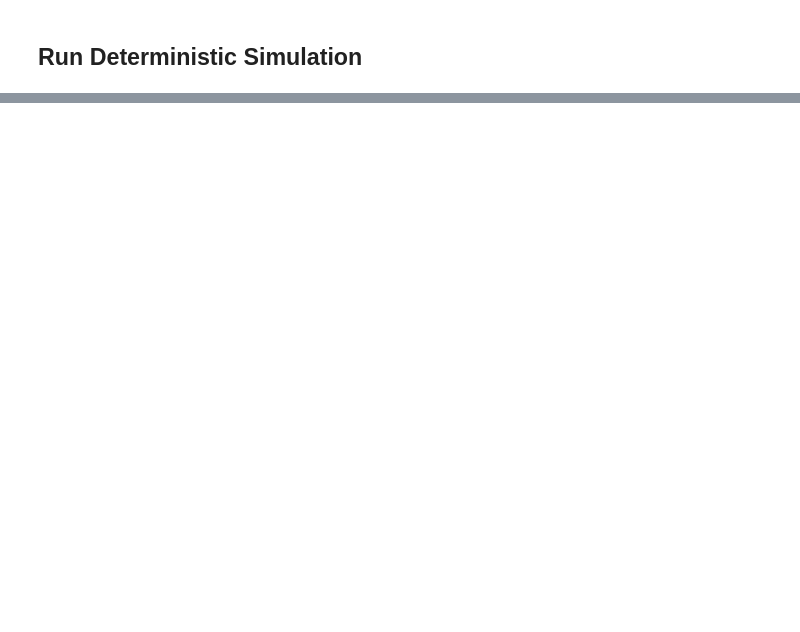
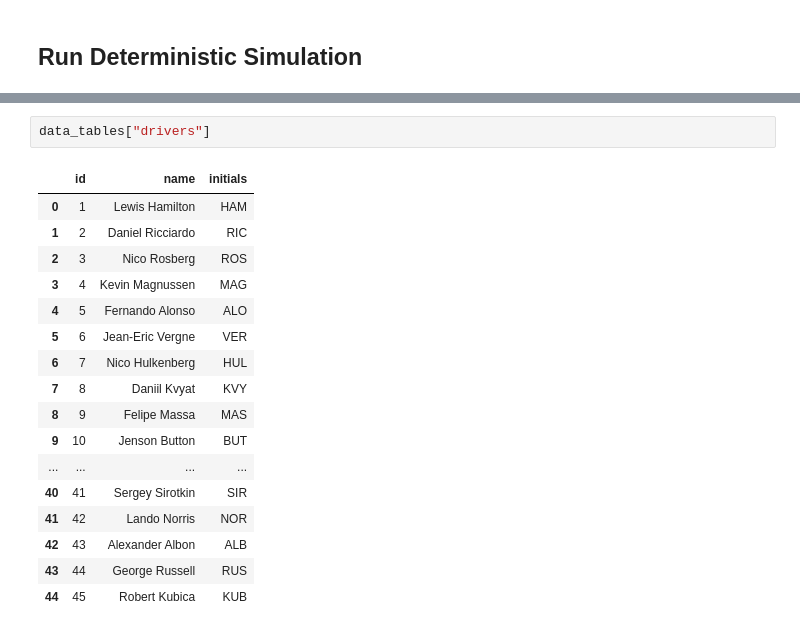
Before and after one commit to emy-olivieri/Formula_1_Race_Time_Simulation_and_Strategy_Optimization, a Jupyter notebook: notebooks/analyse_run.ipynb, the cells around one changed output, grey strips where cells are left out. Saved outputs shown, nothing was run; the diff lists cells and outputs as text; blank space fills up the shorter version.

```diff
--- a/notebooks/analyse_run.ipynb
+++ b/notebooks/analyse_run.ipynb
@@ -158,0 +156,20 @@ Simulation completed for: YasMarina
+# %%
+data_tables["drivers"]
+# %% [output]
+|  | id | name | initials |
+| 0 | 1 | Lewis Hamilton | HAM |
+| 1 | 2 | Daniel Ricciardo | RIC |
+| 2 | 3 | Nico Rosberg | ROS |
+| 3 | 4 | Kevin Magnussen | MAG |
+| 4 | 5 | Fernando Alonso | ALO |
+| 5 | 6 | Jean-Eric Vergne | VER |
+| 6 | 7 | Nico Hulkenberg | HUL |
+| 7 | 8 | Daniil Kvyat | KVY |
+| 8 | 9 | Felipe Massa | MAS |
+| 9 | 10 | Jenson Button | BUT |
+| ... | ... | ... | ... |
+| 40 | 41 | Sergey Sirotkin | SIR |
+| 41 | 42 | Lando Norris | NOR |
+| 42 | 43 | Alexander Albon | ALB |
+| 43 | 44 | George Russell | RUS |
+| 44 | 45 | Robert Kubica | KUB |
```
Also changed, not shown: parts of 8 cells of this notebook, 8 other files.
